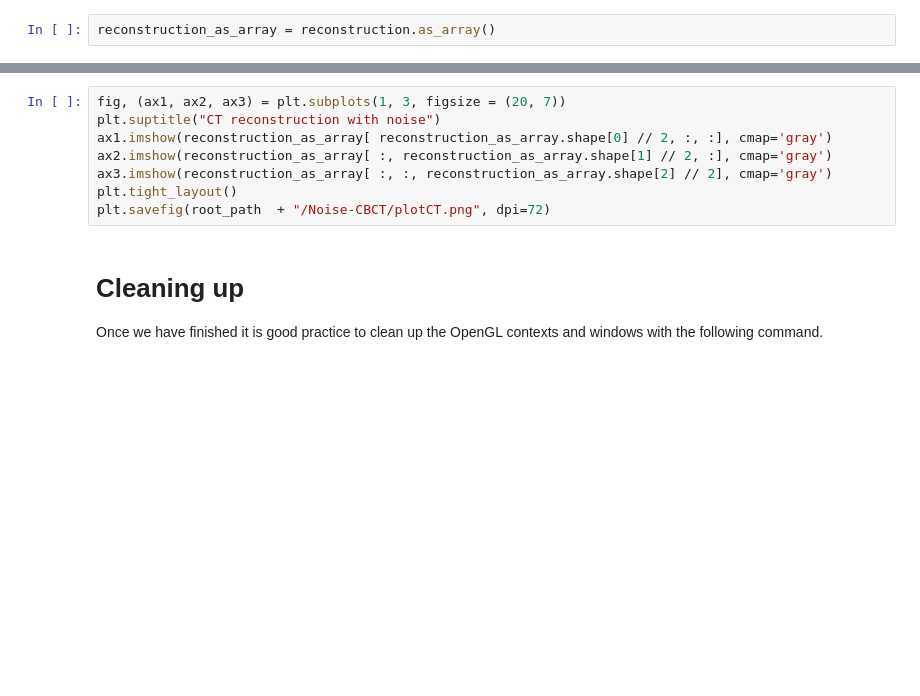
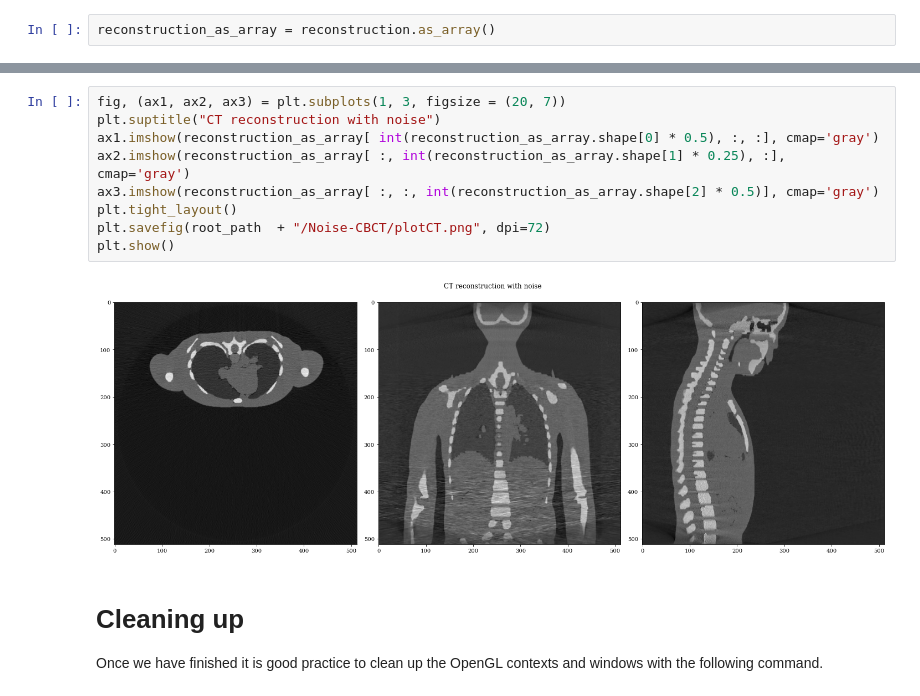
Before and after one commit to effepivi/gvxr-tutorials, a Jupyter notebook: Noise-CBCT.ipynb, the cells around one changed output, grey strips where cells are left out. Drawn from its saved outputs; the diff is of its cells as text; blank space fills up the shorter version.

```diff
--- a/Noise-CBCT.ipynb
+++ b/Noise-CBCT.ipynb
@@ -778,11 +784,14 @@ sitk.WriteImage(sitk_image, fname, useCompression=True)
 # %%
 fig, (ax1, ax2, ax3) = plt.subplots(1, 3, figsize = (20, 7))
 plt.suptitle("CT reconstruction with noise")
-ax1.imshow(reconstruction_as_array[ reconstruction_as_array.shape[0] // 2, :, :], cmap='gray')
-ax2.imshow(reconstruction_as_array[ :, reconstruction_as_array.shape[1] // 2, :], cmap='gray')
-ax3.imshow(reconstruction_as_array[ :, :, reconstruction_as_array.shape[2] // 2], cmap='gray')
+ax1.imshow(reconstruction_as_array[ int(reconstruction_as_array.shape[0] * 0.5), :, :], cmap='gray')
+ax2.imshow(reconstruction_as_array[ :, int(reconstruction_as_array.shape[1] * 0.25), :], cmap='gray')
+ax3.imshow(reconstruction_as_array[ :, :, int(reconstruction_as_array.shape[2] * 0.5)], cmap='gray')
 plt.tight_layout()
 plt.savefig(root_path  + "/Noise-CBCT/plotCT.png", dpi=72)
+plt.show()
+# %% [output]
+[figure, added]
 # %% [markdown]
 # Cleaning up
 
```
Also changed, not shown: parts of 7 cells of this notebook.
